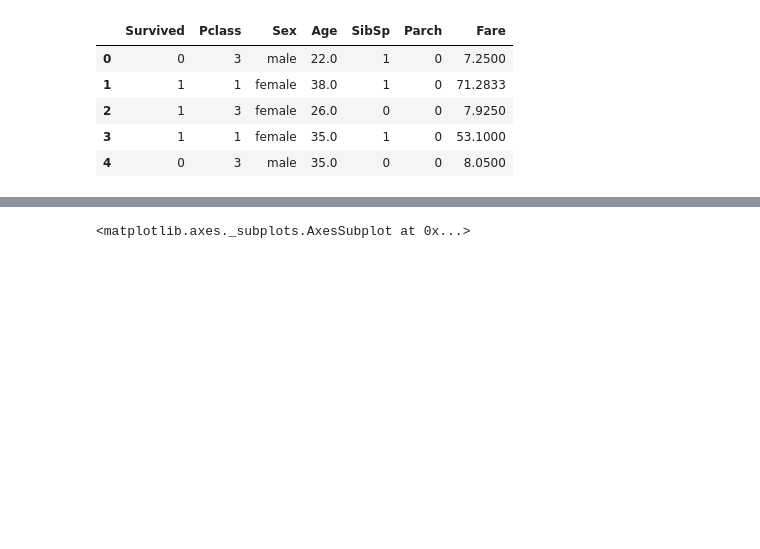
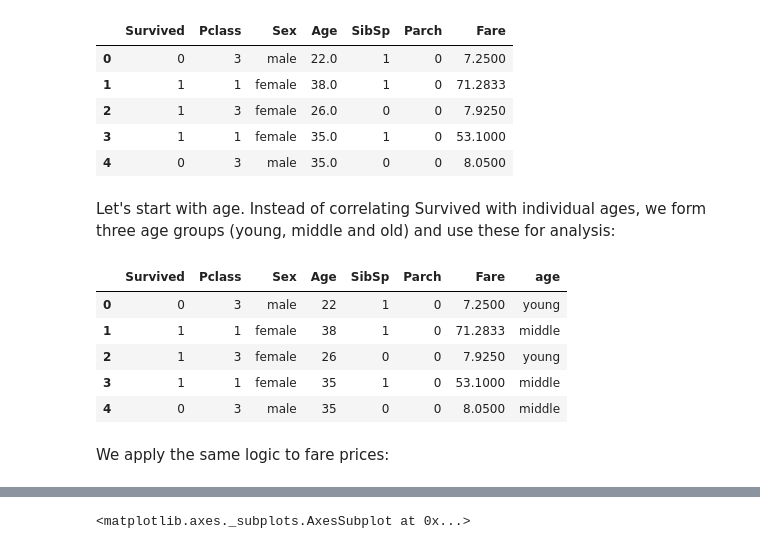
Before and after one commit to slangenbach/udacity-da-nanodegree, a Jupyter notebook: p2/P2_Analysis_and_Report.ipynb, the cells around one changed output, grey strips where cells are left out. Drawn from its saved outputs; the diff is of its cells as text; code cells hidden in the pictures; blank space fills up the shorter version.

```diff
--- a/p2/P2_Analysis_and_Report.ipynb
+++ b/p2/P2_Analysis_and_Report.ipynb
@@ -463,10 +461,21 @@ titanic_cleaned.head()
 | 2 | 1 | 3 | female | 26.0 | 0 | 0 | 7.9250 |
 | 3 | 1 | 1 | female | 35.0 | 1 | 0 | 53.1000 |
 | 4 | 0 | 3 | male | 35.0 | 0 | 0 | 8.0500 |
+# %% [markdown]
+Let's start with age. Instead of correlating Survived with individual ages, we form three age groups (young, middle and old) and use these for analysis:
 # %%
 # bin age into young, middle, old buckets
 titanic_cleaned["age"] = pd.cut(titanic["Age"], bins=3, labels=["young", "middle", "old"])
-#titanic_cleaned.head()
+titanic_cleaned.head()
+# %% [output]
+|  | Survived | Pclass | Sex | Age | SibSp | Parch | Fare | age |
+| 0 | 0 | 3 | male | 22 | 1 | 0 | 7.2500 | young |
+| 1 | 1 | 1 | female | 38 | 1 | 0 | 71.2833 | middle |
+| 2 | 1 | 3 | female | 26 | 0 | 0 | 7.9250 | young |
+| 3 | 1 | 1 | female | 35 | 1 | 0 | 53.1000 | middle |
+| 4 | 0 | 3 | male | 35 | 0 | 0 | 8.0500 | middle |
+# %% [markdown]
+We apply the same logic to fare prices:
 # %%
 # bin fare prices into low, medium, high buckets
 titanic_cleaned["fare"] = pd.cut(titanic["Fare"], bins=3, labels=["low", "medium", "high"])
```
Also changed, not shown: parts of 37 cells of this notebook.
